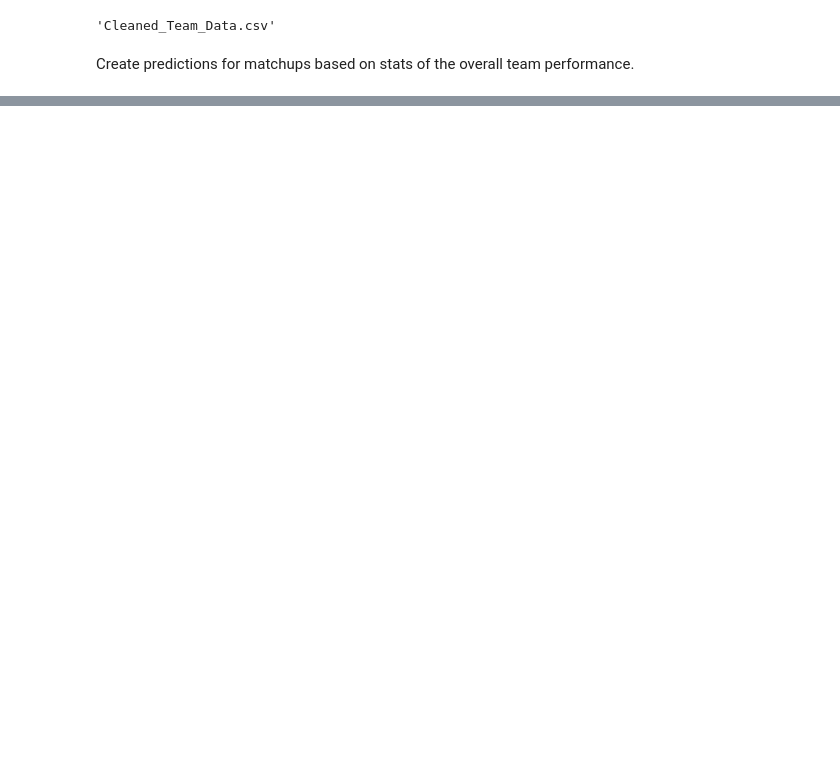
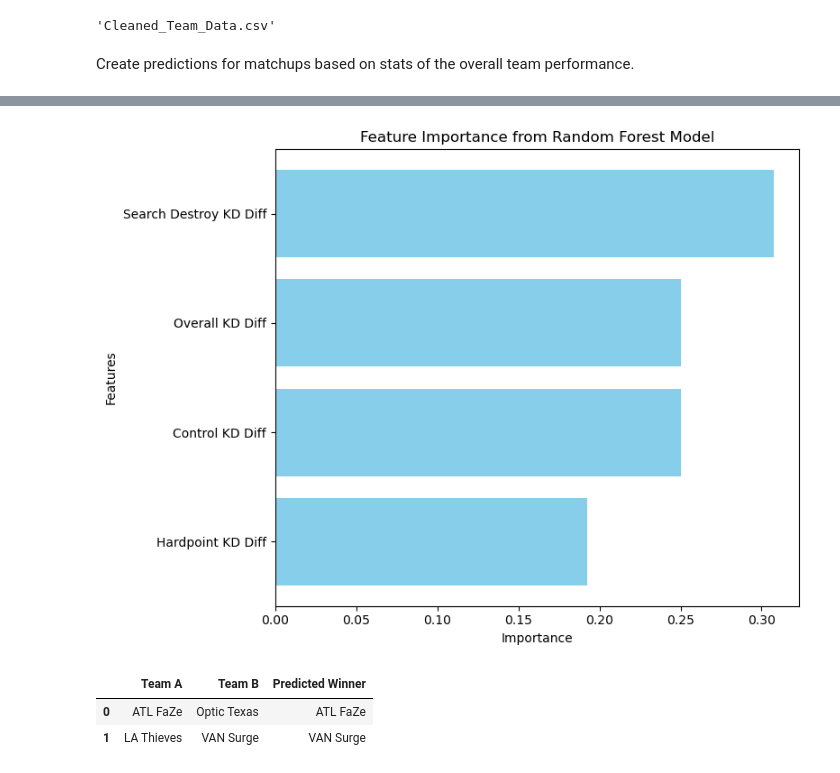
Before and after one commit to KingCam12/Project_2_Call_of_duty_League_Predictions, a Jupyter notebook: CDL_Predictions_Stuff/Process_BeginingEnd.ipynb, the cells around one changed output, grey strips where cells are left out. Drawn from its saved outputs; the diff is of its cells as text; code cells hidden in the pictures; blank space fills up the shorter version.

```diff
--- a/CDL_Predictions_Stuff/Process_BeginingEnd.ipynb
+++ b/CDL_Predictions_Stuff/Process_BeginingEnd.ipynb
@@ -113,0 +108,57 @@ NameError: name 'train_test_split' is not defined
+# %%
+import pandas as pd
+from sklearn.ensemble import RandomForestClassifier
+import matplotlib.pyplot as plt
+
+# Simulate the necessary dataset (assuming clean previous steps)
+# Placeholder for original matchups data
+data = [
+    {'Team A': 'ATL FaZe', 'Team B': 'Optic Texas', 'Overall KD Diff': 0.12, 'Search Destroy KD Diff': 0.08, 'Control KD Diff': 0.10, 'Hardpoint KD Diff': 0.05, 'Target': 1},
+    {'Team A': 'LA Thieves', 'Team B': 'VAN Surge', 'Overall KD Diff': -0.10, 'Search Destroy KD Diff': -0.15, 'Control KD Diff': -0.05, 'Hardpoint KD Diff': -0.08, 'Target': 0}
+]
+matchups_df = pd.DataFrame(data)
+
+# Features and target
+X = matchups_df[['Overall KD Diff', 'Search Destroy KD Diff', 'Control KD Diff', 'Hardpoint KD Diff']]
+y = matchups_df['Target']
+
+# Train a Random Forest model
+model = RandomForestClassifier(random_state=42, n_estimators=100)
+model.fit(X, y)
+
+# Visualize Feature Importance
+feature_importance = model.feature_importances_
+importance_df = pd.DataFrame({
+    'Feature': X.columns,
+    'Importance': feature_importance
+}).sort_values(by='Importance', ascending=False)
+
+plt.figure(figsize=(8, 6))
+plt.barh(importance_df['Feature'], importance_df['Importance'], color='skyblue')
+plt.xlabel('Importance')
+plt.ylabel('Features')
+plt.title('Feature Importance from Random Forest Model')
+plt.gca().invert_yaxis()
+plt.tight_layout()
+plt.show()
+
+# Simulate Predictions for New Matchups
+new_matchups = [
+    {'Team A': 'ATL FaZe', 'Team B': 'Optic Texas', 'Overall KD Diff': 0.12, 'Search Destroy KD Diff': 0.08, 'Control KD Diff': 0.10, 'Hardpoint KD Diff': 0.05},
+    {'Team A': 'LA Thieves', 'Team B': 'VAN Surge', 'Overall KD Diff': -0.10, 'Search Destroy KD Diff': -0.15, 'Control KD Diff': -0.05, 'Hardpoint KD Diff': -0.08}
+]
+
+new_matchups_df = pd.DataFrame(new_matchups)
+predictions = model.predict(new_matchups_df[['Overall KD Diff', 'Search Destroy KD Diff', 'Control KD Diff', 'Hardpoint KD Diff']])
+new_matchups_df['Predicted Winner'] = predictions
+new_matchups_df['Predicted Winner'] = new_matchups_df.apply(
+    lambda row: row['Team A'] if row['Predicted Winner'] == 1 else row['Team B'], axis=1
+)
+
+# Display simulated matchups with predictions
+new_matchups_df[['Team A', 'Team B', 'Predicted Winner']]
+# %% [output]
+[figure, added]
+|  | Team A | Team B | Predicted Winner |
+| 0 | ATL FaZe | Optic Texas | ATL FaZe |
+| 1 | LA Thieves | VAN Surge | VAN Surge |
```
Also changed, not shown: parts of 8 cells of this notebook, 5 other files.
